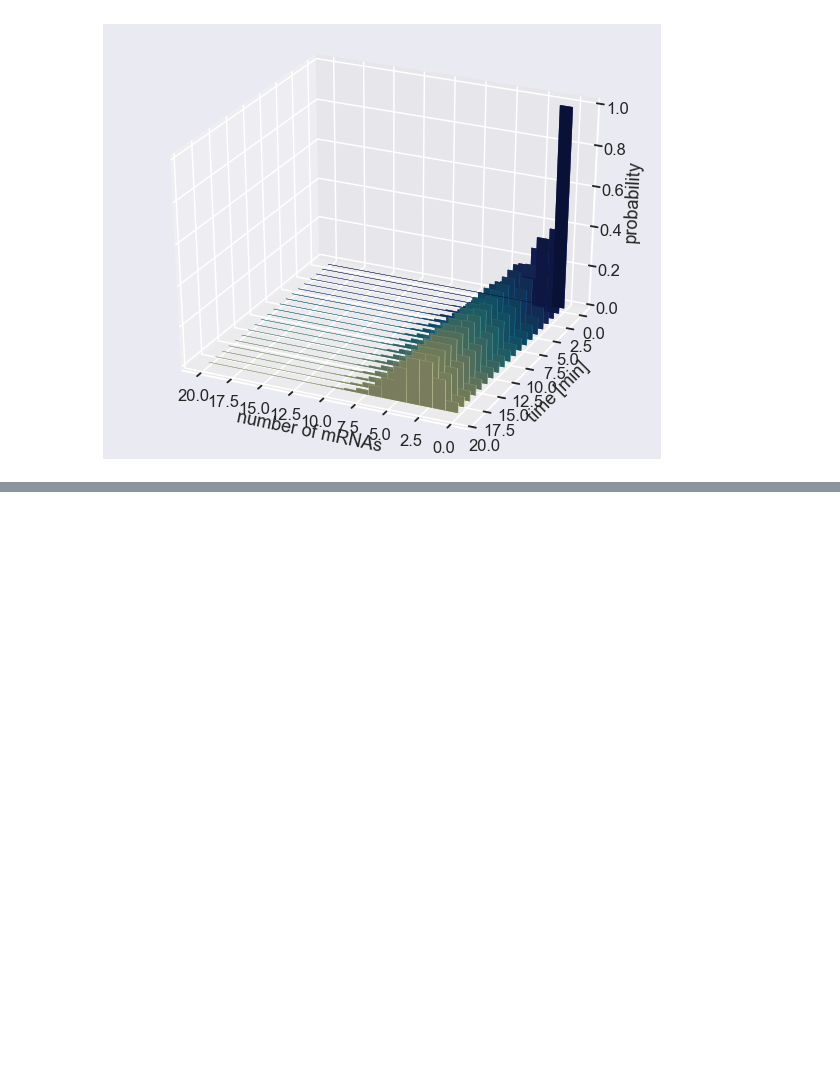
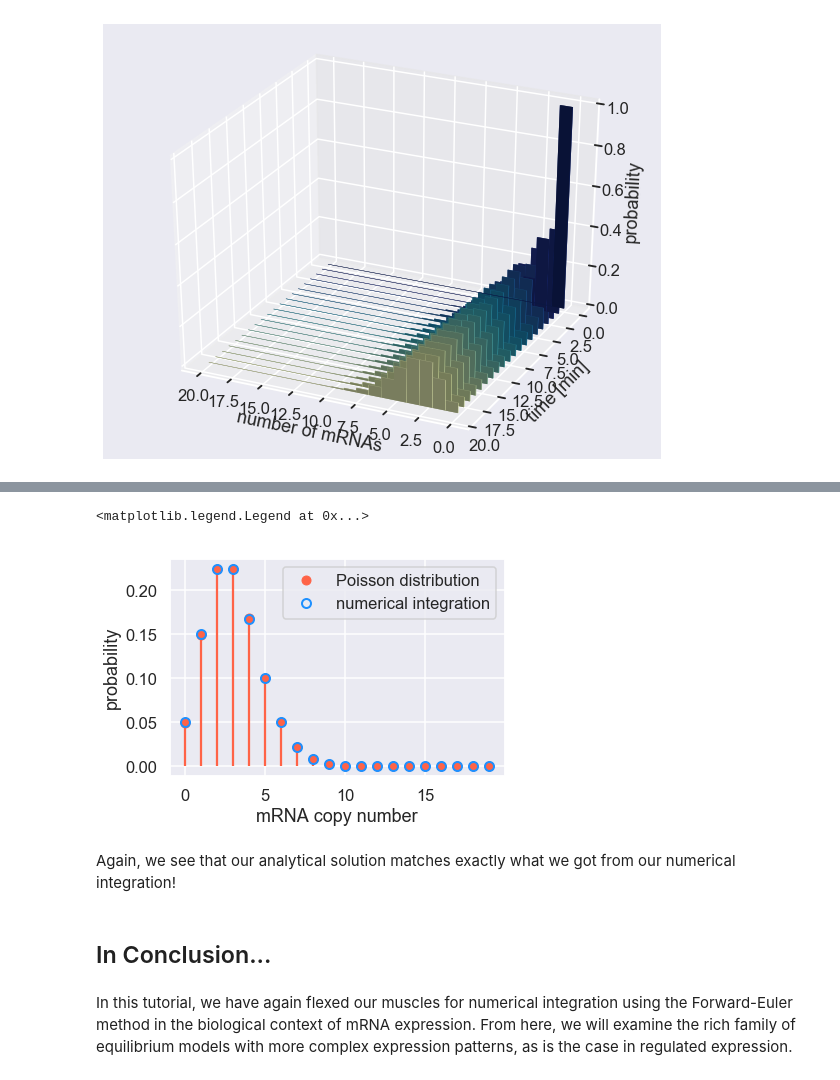
Before and after one commit to RPGroup-PBoC/ncbs_pboc, a Jupyter notebook: code/t05_constitutive_expression.ipynb, the cells around one changed output, grey strips where cells are left out. Saved outputs shown, nothing was run; the diff lists cells and outputs as text; code cells hidden in the pictures; blank space fills up the shorter version.

Commit message:
Added final version of tutorial 5

```diff
--- a/code/Untitled1.ipynb
+++ b/code/t05_constitutive_expression.ipynb
@@ -162,0 +206,28 @@ Much as we saw when we examined the dynamics of the mean, we see that after some
+# %%
+# Define the mRNA range for the poisson.
+mRNA_range = np.arange(0, max_mRNA, 1)
+
+# Compute the poisson probability density function.
+poisson = scipy.stats.poisson.pmf(mRNA_range, r / gamma)
+
+# Plot the Poisson distribution as sticks and balls.
+plt.plot(mRNA_range, poisson, 'o', color='tomato', label='Poisson distribution')
+plt.vlines(mRNA_range, 0, poisson, color='tomato')
+
+# Plot the result from our numerical integration as open circles
+plt.plot(mRNA_range, prob[:, -1], 'o', label='numerical integration',
+        markerfacecolor='none', markeredgewidth=2, markeredgecolor='dodgerblue')
+
+# Add labels and legends
+plt.xlabel('mRNA copy number')
+plt.ylabel('probability')
+plt.legend()
+# %% [output]
+<matplotlib.legend.Legend at 0x...>
+[figure, added]
+# %% [markdown]
+Again, we see that our analytical solution matches exactly what we got from our numerical integration!
+# %% [markdown]
+## In Conclusion...
+# %% [markdown]
+In this tutorial, we have again flexed our muscles for numerical integration using the Forward-Euler method in the biological context of mRNA expression. From here, we will examine the rich family of equilibrium models with more complex expression patterns, as is the case in regulated expression.
```
Also changed, not shown: parts of 3 cells of this notebook, 2 other files.
